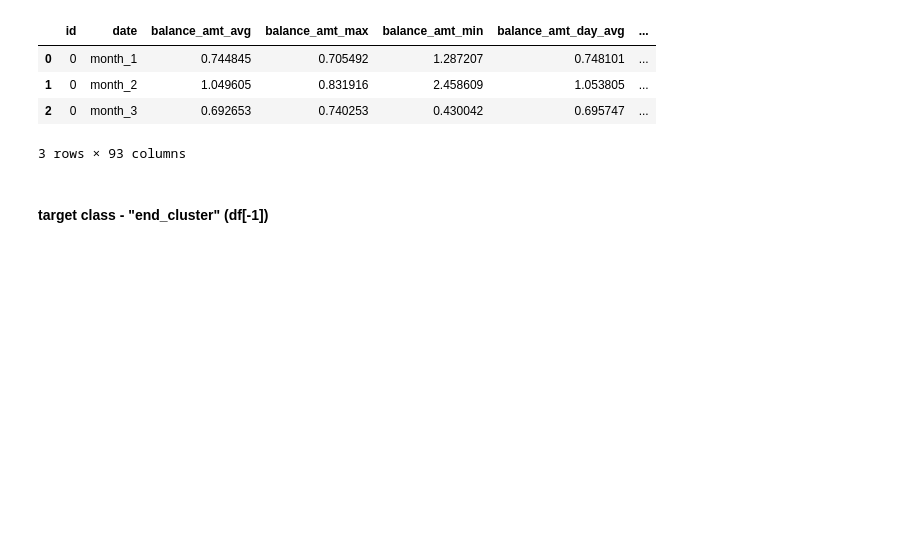
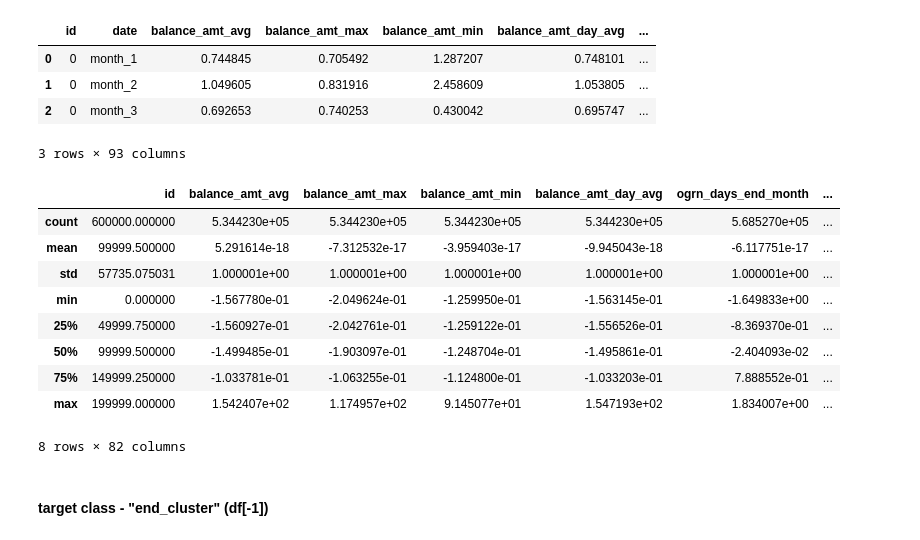
Before and after one commit to SISHRAK/Purple_hack_Alpha_Bank, a Jupyter notebook: baseline.ipynb, the cells around one changed output. Saved outputs shown, nothing was run; the diff lists cells and outputs as text; code cells hidden in the pictures; blank space fills up the shorter version.

```diff
--- a/baseline.ipynb
+++ b/baseline.ipynb
@@ -35,6 +35,19 @@ train_df.head(3)
 | 1 | 0 | month_2 | 1.049605 | 0.831916 | 2.458609 | 1.053805 | ... |
 | 2 | 0 | month_3 | 0.692653 | 0.740253 | 0.430042 | 0.695747 | ... |
 3 rows × 93 columns
+# %%
+train_df.describe()
+# %% [output]
+|  | id | balance_amt_avg | balance_amt_max | balance_amt_min | balance_amt_day_avg | ogrn_days_end_month | ... |
+| count | 600000.000000 | 5.344230e+05 | 5.344230e+05 | 5.344230e+05 | 5.344230e+05 | 5.685270e+05 | ... |
+| mean | 99999.500000 | 5.291614e-18 | -7.312532e-17 | -3.959403e-17 | -9.945043e-18 | -6.117751e-17 | ... |
+| std | 57735.075031 | 1.000001e+00 | 1.000001e+00 | 1.000001e+00 | 1.000001e+00 | 1.000001e+00 | ... |
+| min | 0.000000 | -1.567780e-01 | -2.049624e-01 | -1.259950e-01 | -1.563145e-01 | -1.649833e+00 | ... |
+| 25% | 49999.750000 | -1.560927e-01 | -2.042761e-01 | -1.259122e-01 | -1.556526e-01 | -8.369370e-01 | ... |
+| 50% | 99999.500000 | -1.499485e-01 | -1.903097e-01 | -1.248704e-01 | -1.495861e-01 | -2.404093e-02 | ... |
+| 75% | 149999.250000 | -1.033781e-01 | -1.063255e-01 | -1.124800e-01 | -1.033203e-01 | 7.888552e-01 | ... |
+| max | 199999.000000 | 1.542407e+02 | 1.174957e+02 | 9.145077e+01 | 1.547193e+02 | 1.834007e+00 | ... |
+8 rows × 82 columns
 # %% [markdown]
 #### target class - "end_cluster" (df[-1])
 # %% [markdown]
```
Also changed, not shown: parts of 10 cells of this notebook.
